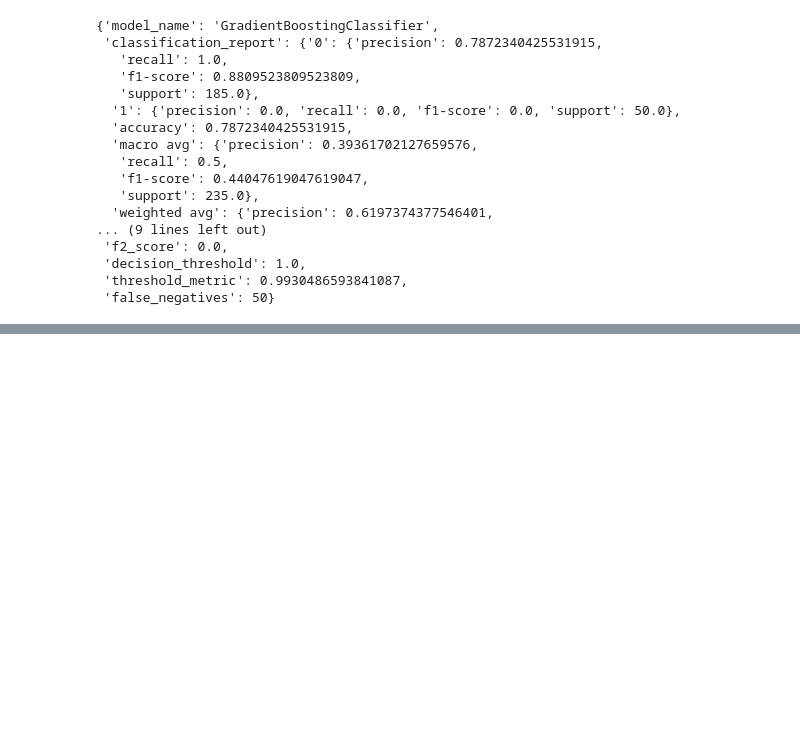
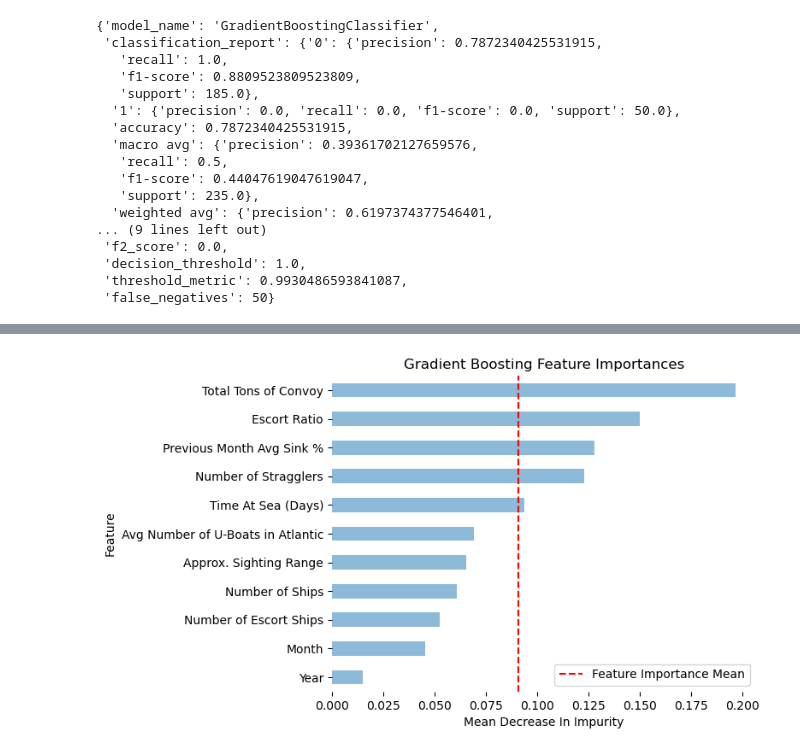
Before and after one commit to MAP9900/Convoy-Predictor-Project, a Jupyter notebook: notebooks/models/Results.ipynb, the cells around one changed output, grey strips where cells are left out. Cells and saved outputs as stored; diff of their text form; code cells hidden in the pictures; blank space fills up the shorter version.

```diff
--- a/notebooks/models/Results.ipynb
+++ b/notebooks/models/Results.ipynb
@@ -168,0 +213,17 @@ res
+# %%
+# Gradient Boosting feature importances for top features
+feature_columns = df.drop(columns=['Overall Sink Percentage', 'Risk']).columns
+gb_importances = pd.Series(gb_grid.best_model.feature_importances_, index=feature_columns)
+filtered = gb_importances[gb_importances > 0].sort_values().tail(15)
+fig, ax = plt.subplots()
+filtered.plot.barh(ax=ax, alpha=0.5, label='_nolegend_')
+plt.axvline(gb_importances.mean(), c='red', linestyle='--', label='Feature Importance Mean')
+ax.set_title('Gradient Boosting Feature Importances')
+ax.set_ylabel('Feature')
+ax.set_xlabel('Mean Decrease In Impurity')
+for spine in ax.spines.values():
+    spine.set_visible(False)
+plt.legend(loc='lower right')
+plt.show()
+# %% [output]
+[figure, added]
```
Also changed, not shown: parts of 3 cells of this notebook, 1 other file.
